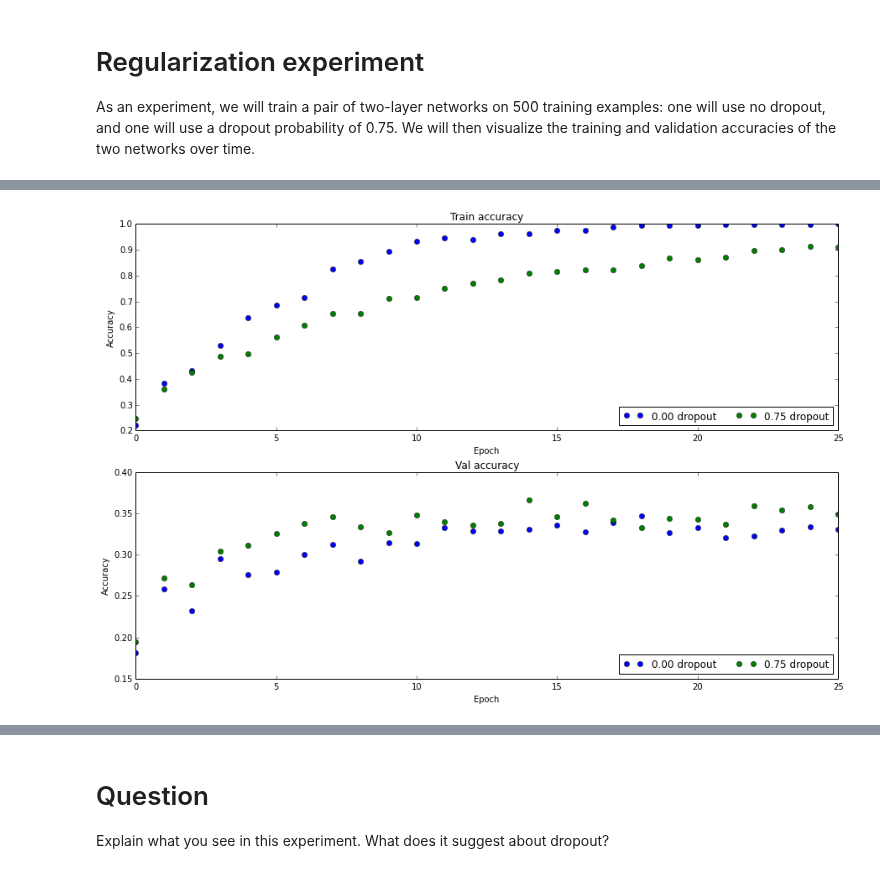
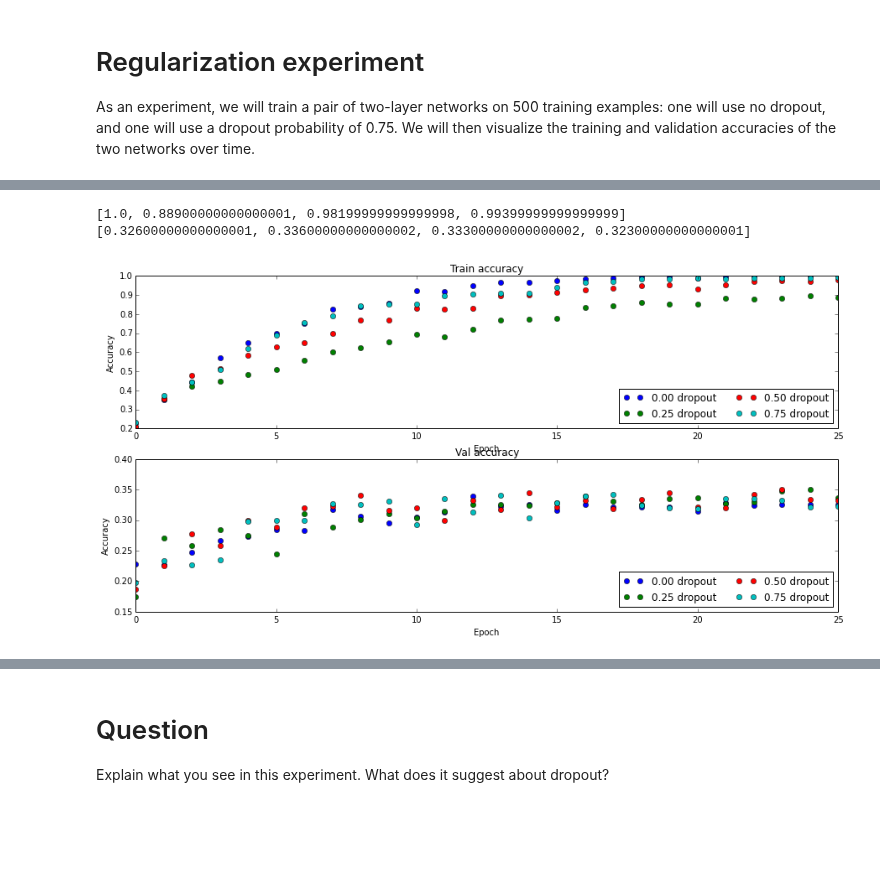
Before and after one commit to rash1993/CS_231, a Jupyter notebook: assignment_2/Dropout.ipynb, the cells around one changed output, grey strips where cells are left out. Cells and saved outputs as stored; diff of their text form; code cells hidden in the pictures; blank space fills up the shorter version.

```diff
--- a/assignment_2/Dropout.ipynb
+++ b/assignment_2/Dropout.ipynb
@@ -106,7 +103,7 @@ N, D, H1, H2, C = 2, 15, 20, 30, 10
 X = np.random.randn(N, D)
 y = np.random.randint(C, size=(N,))
 
-for dropout in [0, 0.25, 0.5]:
+for dropout in [0, 0.25, 0.5, 0.75]:
   print 'Running check with dropout = ', dropout
   model = FullyConnectedNet([H1, H2], input_dim=D, num_classes=C,
                             weight_scale=5e-2, dtype=np.float64,
@@ -153,7 +150,7 @@ small_data = {
 }
 
 solvers = {}
-dropout_choices = [0, 0.75]
+dropout_choices = [0,0.25,0.5, 0.75]
 for dropout in dropout_choices:
   model = FullyConnectedNet([500], dropout=dropout)
   print dropout
@@ -188,30 +185,37 @@ W2 (500, 10)
 # %%
 # Plot train and validation accuracies of the two models
 
 train_accs = []
 val_accs = []
 for dropout in dropout_choices:
   solver = solvers[dropout]
   train_accs.append(solver.train_acc_history[-1])
   val_accs.append(solver.val_acc_history[-1])
+print train_accs
+print val_accs
 
-plt.subplot(3, 1, 1)
+plt.subplot(4, 1, 1)
 for dropout in dropout_choices:
   plt.plot(solvers[dropout].train_acc_history, 'o', label='%.2f dropout' % dropout)
 plt.title('Train accuracy')
 plt.xlabel('Epoch')
 plt.ylabel('Accuracy')
 plt.legend(ncol=2, loc='lower right')
 
-plt.subplot(3, 1, 2)
+plt.subplot(4, 1, 2)
 for dropout in dropout_choices:
   plt.plot(solvers[dropout].val_acc_history, 'o', label='%.2f dropout' % dropout)
 plt.title('Val accuracy')
 plt.xlabel('Epoch')
 plt.ylabel('Accuracy')
 plt.legend(ncol=2, loc='lower right')
 
+
+
+
 plt.gcf().set_size_inches(15, 15)
 plt.show()
 # %% [output]
+[1.0, 0.88900000000000001, 0.98199999999999998, 0.99399999999999999]
+[0.32600000000000001, 0.33600000000000002, 0.33300000000000002, 0.32300000000000001]
-[figure, old version]
+[figure, new version]
```
Also changed, not shown: parts of 6 cells of this notebook, 4 other files.
